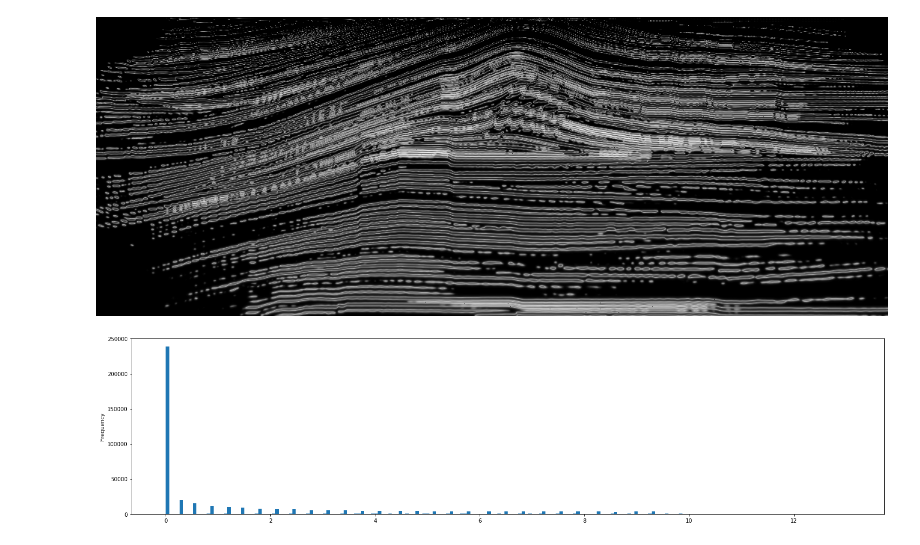
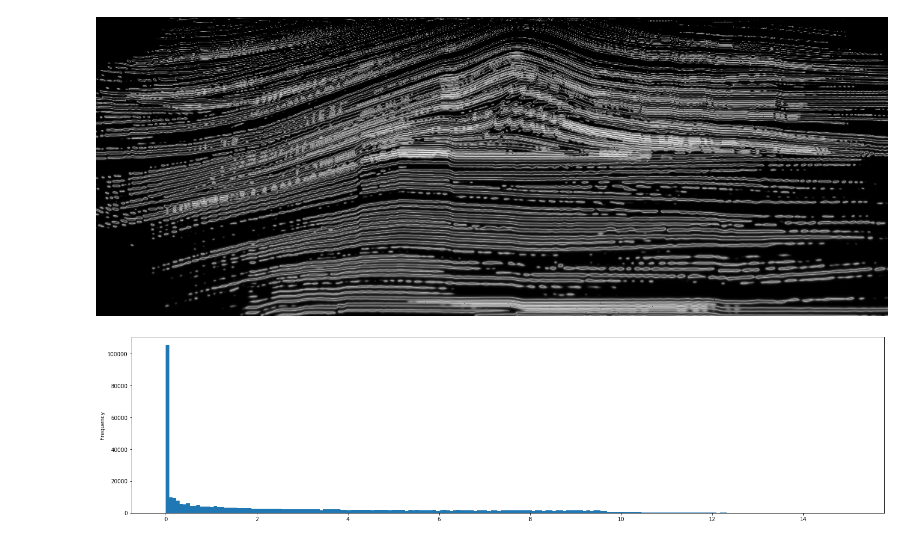
Before and after one commit to agrippa/geo-owl-ogy, a Jupyter notebook: Josh's Workspace/sandbox.ipynb, the cells around one changed output. Cells and saved outputs as stored; diff of their text form; code cells hidden in the pictures.

```diff
--- a/Josh's Workspace/sandbox.ipynb
+++ b/Josh's Workspace/sandbox.ipynb
@@ -83,13 +85,13 @@ for filename in os.listdir('large_dataset_only_realizations')[1:-1]:
 # %%
 # load the two dictionaries into the directory to use later
 # joblib.dump(stack_dict, 'stack_dict')
-stack_dict = joblib.load(open('stack_dict', 'rb'))
+# stack_dict = joblib.load(open('stack_dict', 'rb'))
 
 # joblib.dump(gather_dict, 'gather_dict')
-# gather_dict = joblib.load(open('gather_dict', 'rb'))
+gather_dict = joblib.load(open('gather_dict', 'rb'))
 
-joblib.dump(large_dict, 'large_dict')
-large_dict = joblib.load(open('large_dict', 'rb'))
+# joblib.dump(large_dict, 'large_dict')
+# large_dict = joblib.load(open('large_dict', 'rb'))
 # %%
 # functions for getting the mode and kl_divergence
 def mode_func(x):
@@ -172,9 +174,9 @@ large_image
 # %% [output]
 [figure]
 # %%
-pd.Series(small_kl_arr.flatten()).plot(kind='hist', figsize=(25, 6), bins=200);
+pd.Series(large_kl_arr.flatten()).plot(kind='hist', figsize=(25, 6), bins=200);
 # %% [output]
-[figure, old version]
+[figure, new version]
 # %%
 def crop_and_zoom(im, lo, hi, basewidth):
     cropped = im.crop((lo[0], lo[1], hi[0], hi[1]))
```
Also changed, not shown: parts of 10 cells of this notebook.
